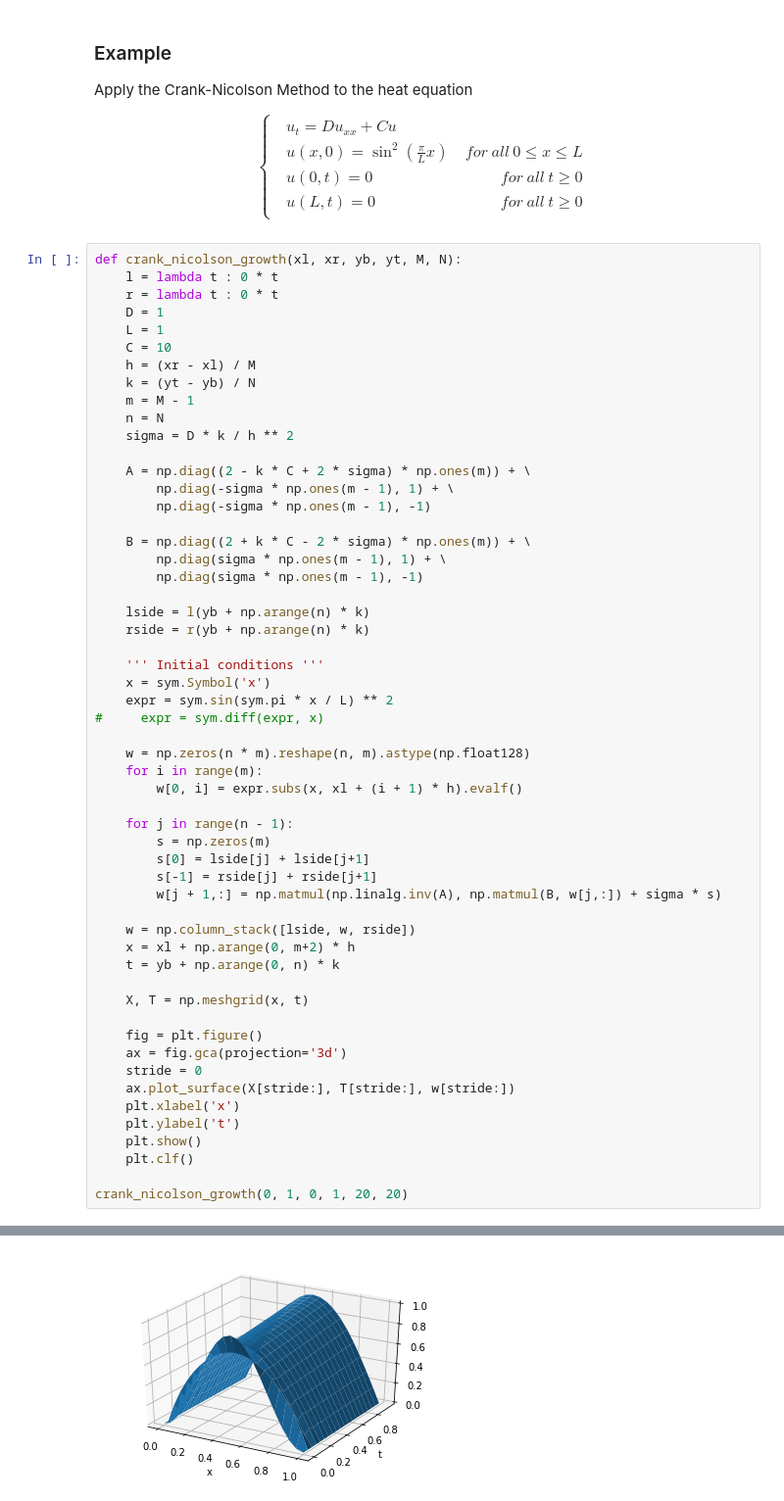
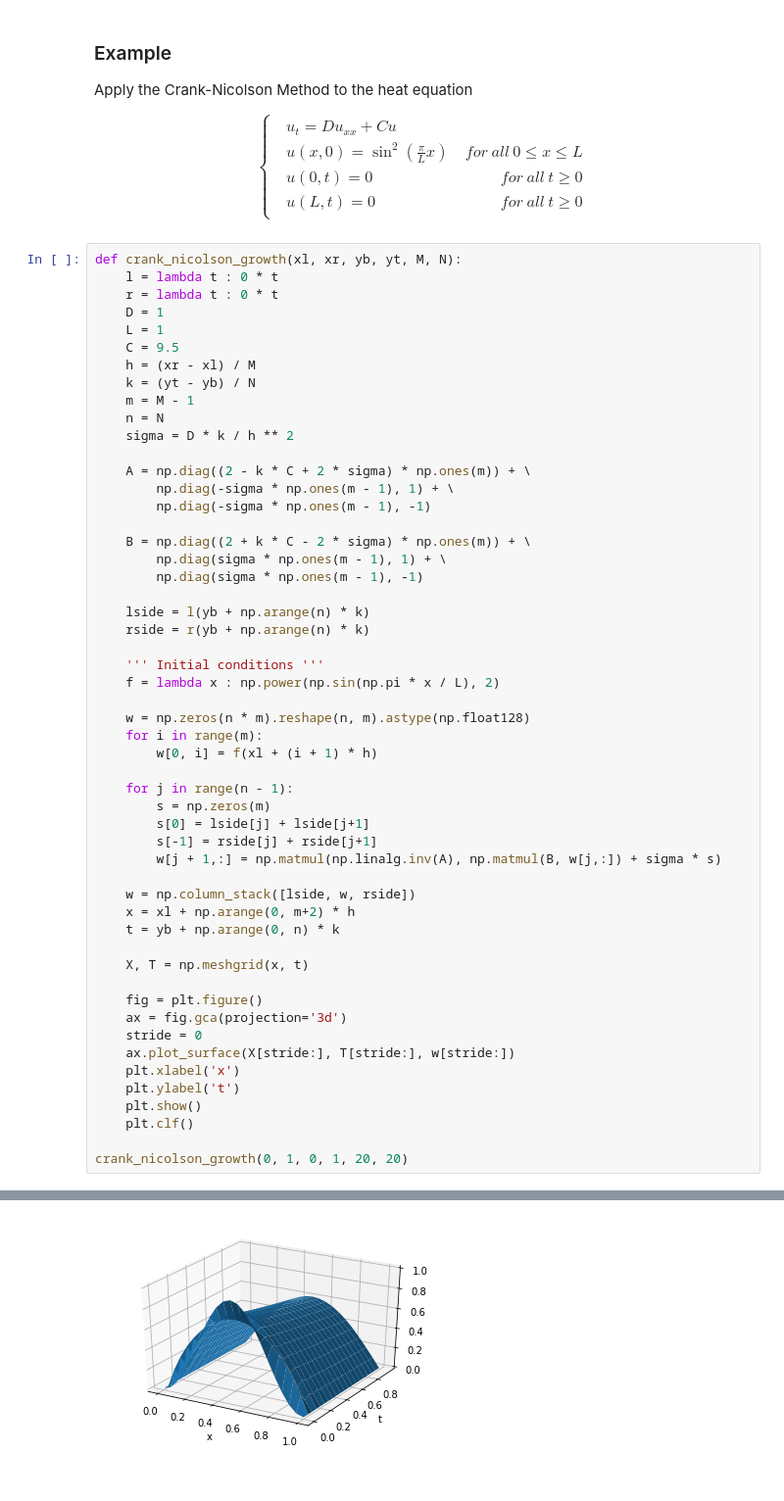
Before and after one commit to Jim00000/Numerical-Analysis, a Jupyter notebook: 8_Partial_Differential_Equations.ipynb, the cells around one changed output, grey strips where cells are left out. Shown: that part at 98% size. Saved outputs shown, nothing was run; the diff lists cells and outputs as text.

```diff
--- a/8_Partial_Differential_Equations.ipynb
+++ b/8_Partial_Differential_Equations.ipynb
@@ -330,7 +330,7 @@ def crank_nicolson_growth(xl, xr, yb, yt, M, N):
     r = lambda t : 0 * t
     D = 1
     L = 1
-    C = 10
+    C = 9.5
     h = (xr - xl) / M
     k = (yt - yb) / N
     m = M - 1
@@ -349,36 +349,34 @@ def crank_nicolson_growth(xl, xr, yb, yt, M, N):
     rside = r(yb + np.arange(n) * k)
 
     ''' Initial conditions '''
-    x = sym.Symbol('x')
-    expr = sym.sin(sym.pi * x / L) ** 2
-#     expr = sym.diff(expr, x)
+    f = lambda x : np.power(np.sin(np.pi * x / L), 2)
 
     w = np.zeros(n * m).reshape(n, m).astype(np.float128)
     for i in range(m):
-        w[0, i] = expr.subs(x, xl + (i + 1) * h).evalf()
+        w[0, i] = f(xl + (i + 1) * h)
 
     for j in range(n - 1):
         s = np.zeros(m)
         s[0] = lside[j] + lside[j+1]
         s[-1] = rside[j] + rside[j+1]
         w[j + 1,:] = np.matmul(np.linalg.inv(A), np.matmul(B, w[j,:]) + sigma * s)
 
     w = np.column_stack([lside, w, rside])
     x = xl + np.arange(0, m+2) * h
     t = yb + np.arange(0, n) * k
 
     X, T = np.meshgrid(x, t)
 
     fig = plt.figure()
     ax = fig.gca(projection='3d')
     stride = 0
     ax.plot_surface(X[stride:], T[stride:], w[stride:])
     plt.xlabel('x')
     plt.ylabel('t')
     plt.show()
     plt.clf()
 
 crank_nicolson_growth(0, 1, 0, 1, 20, 20)
 # %% [output]
 <matplotlib.figure.Figure at 0x...>
-[figure, old version]
+[figure, new version]
```
Also changed, not shown: parts of 3 cells of this notebook.
